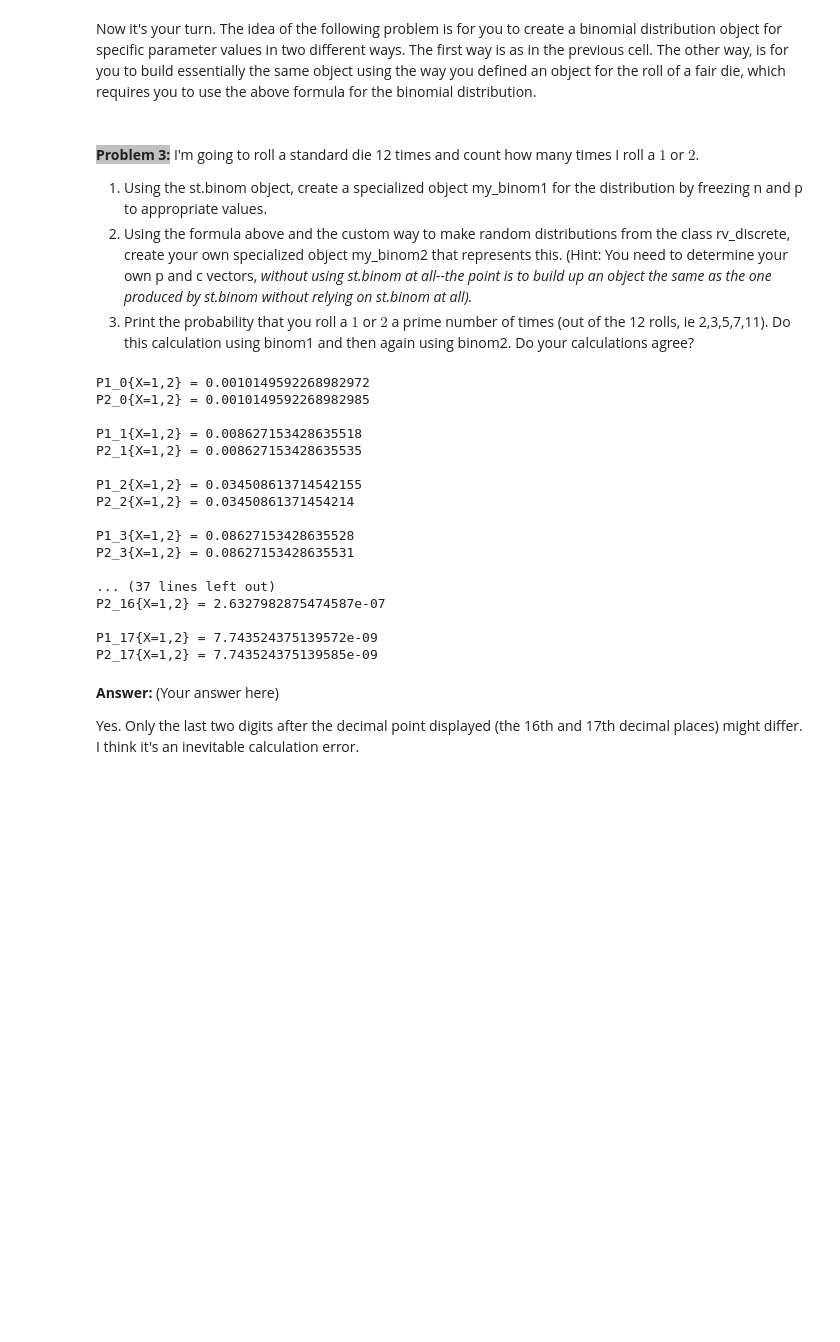
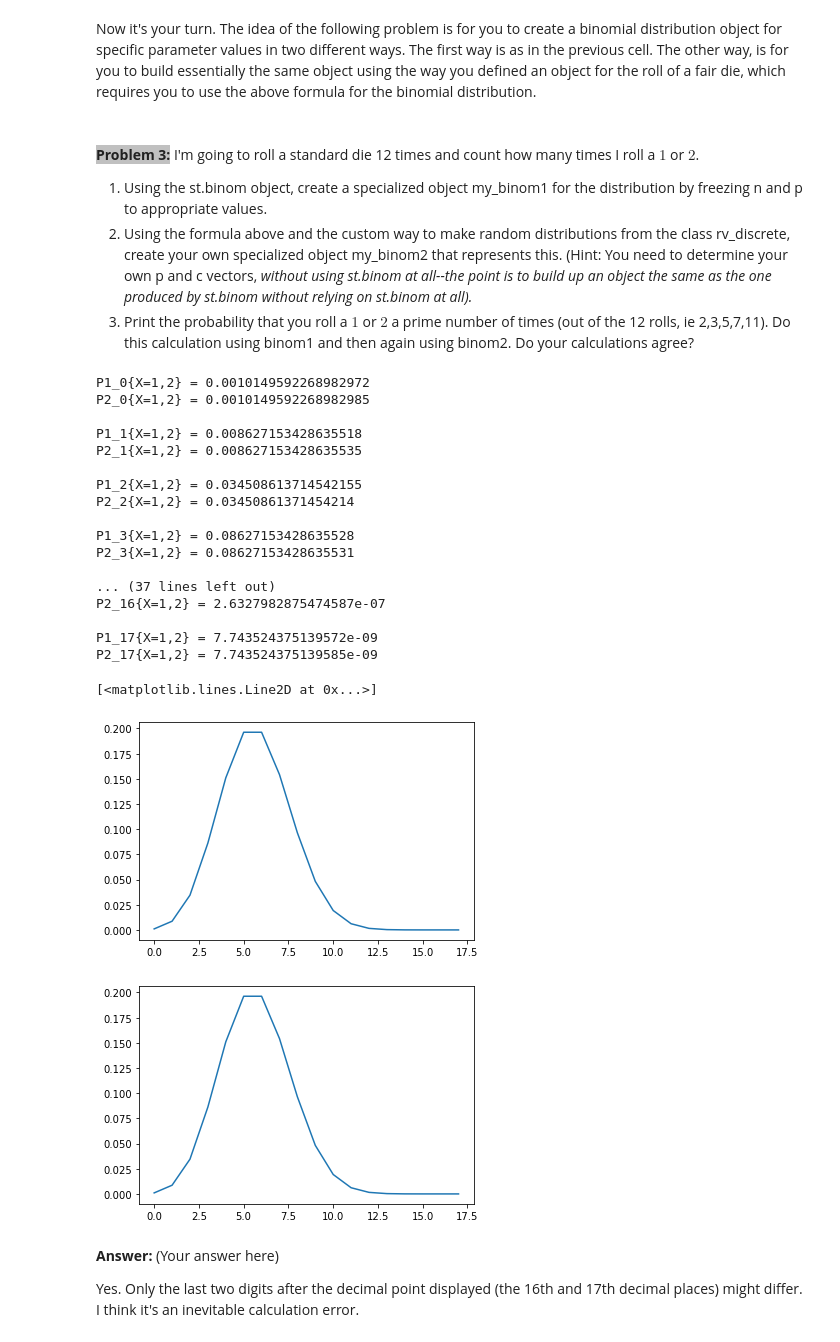
Before and after one commit to RicciZ/ECE314, a Jupyter notebook: Lab 1.ipynb, the cells around one changed output. Saved outputs shown, nothing was run; the diff lists cells and outputs as text; code cells hidden in the pictures; blank space fills up the shorter version.

```diff
--- a/Lab 1.ipynb
+++ b/Lab 1.ipynb
@@ -386,33 +386,41 @@ Now it's your turn.  The idea of the following problem is for you to create a bi
 # Your code here
 n = 17 # roll n times
 p = 1./3 # P{X=1,2}=(1+1)/6 for one roll
 my_binom1 = st.binom(n,p)
 
 c = tuple([i for i in range(n+1)])
 p_x = tuple([comb(n,k) * p**k * (1-p)**(n-k) for k in c])
 my_binom2 = st.rv_discrete(values=(c,p_x))
 
 for i in c: # i represents X=1,2 occurs i times during n rolls
     print(f'P1_{i}{{X=1,2}} =',my_binom1.pmf(i))
     print(f'P2_{i}{{X=1,2}} =',my_binom2.pmf(i),'\n')
+
+
+plt.plot(c,my_binom1.pmf(c),'o')
+plt.figure()
+plt.plot(c,my_binom2.pmf(c),'o')
 # %% [output]
 P1_0{X=1,2} = 0.0010149592268982972
 P2_0{X=1,2} = 0.0010149592268982985
 
 P1_1{X=1,2} = 0.008627153428635518
 P2_1{X=1,2} = 0.008627153428635535
 
 P1_2{X=1,2} = 0.034508613714542155
 P2_2{X=1,2} = 0.03450861371454214
 
 P1_3{X=1,2} = 0.08627153428635528
 P2_3{X=1,2} = 0.08627153428635531
 
 ... (37 lines left out)
 P2_16{X=1,2} = 2.6327982875474587e-07
 
 P1_17{X=1,2} = 7.743524375139572e-09
 P2_17{X=1,2} = 7.743524375139585e-09
+[<matplotlib.lines.Line2D at 0x...>]
+[figure, added]
+[figure, added]
 # %% [markdown]
 __Answer:__ (Your answer here)
 
```
